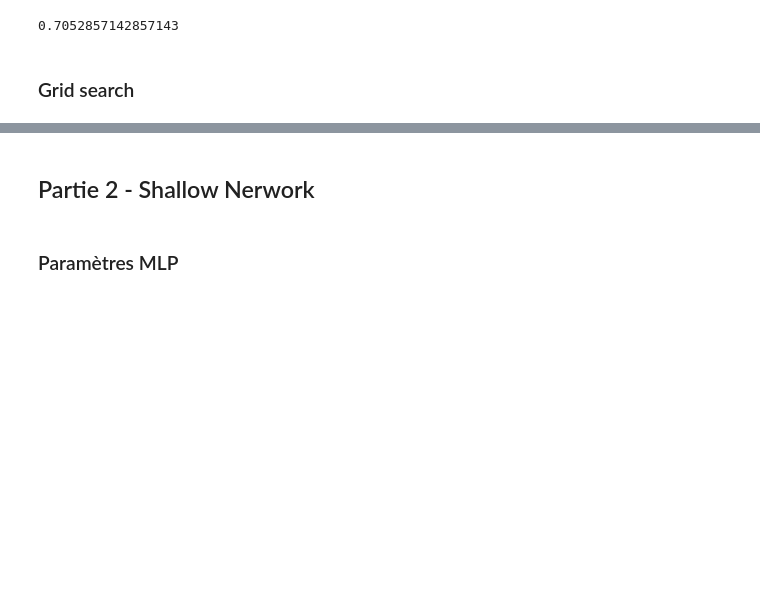
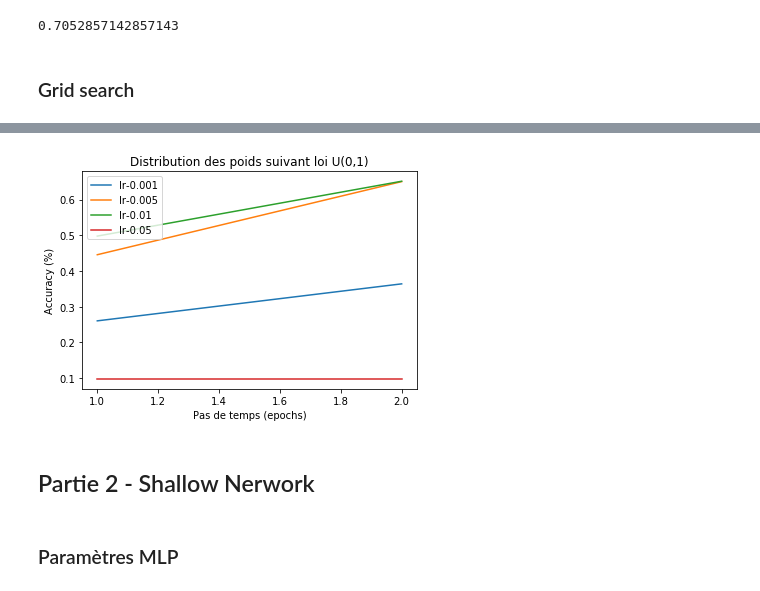
Before and after one commit to pierreelliott/Bio-inspired_Intelligence, a Jupyter notebook: TP1.ipynb, the cells around one changed output, grey strips where cells are left out. Saved outputs shown, nothing was run; the diff lists cells and outputs as text; code cells hidden in the pictures; blank space fills up the shorter version.

```diff
--- a/TP1.ipynb
+++ b/TP1.ipynb
@@ -159 +182,7 @@ def grid_search(learning_rates, nb_epochs=6, show_progress=False, initModel=Perc
+# %%
+def initUniform(low=0, high=1):
+    return lambda input_dim, output_dim: np.random.uniform(low, high, size=(output_dim,input_dim+1))
+
+def initNormal(loc=0, scale=1):
+    return lambda input_dim, output_dim: np.random.normal(loc, scale, size=(output_dim,input_dim+1))
 # %%
@@ -175,3 +196,9 @@ Epoch 10 : Accuracy:  0.09785714285714285
+# %%
+nb_epochs = 2
+accuracies = grid_search(learning_rates, nb_epochs, initWeights=initUniform())
+plotAccuracy(accuracies, learning_rates, nb_epochs, title="Distribution des poids suivant loi U(0,1)")
+# %% [output]
+[figure, added]
 # %% [markdown]
 ## Partie 2 - Shallow Nerwork
 # %%
```
Also changed, not shown: parts of 13 cells of this notebook.
